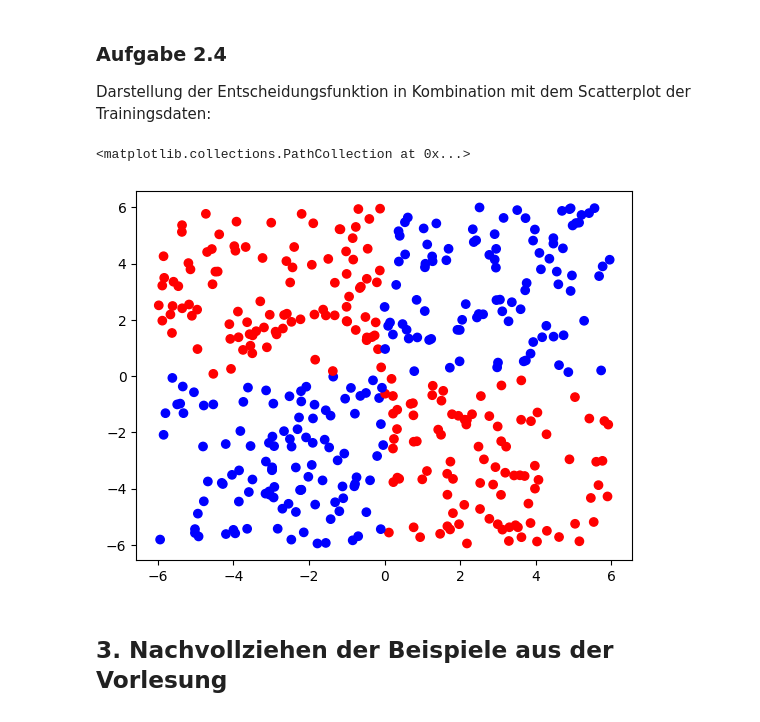
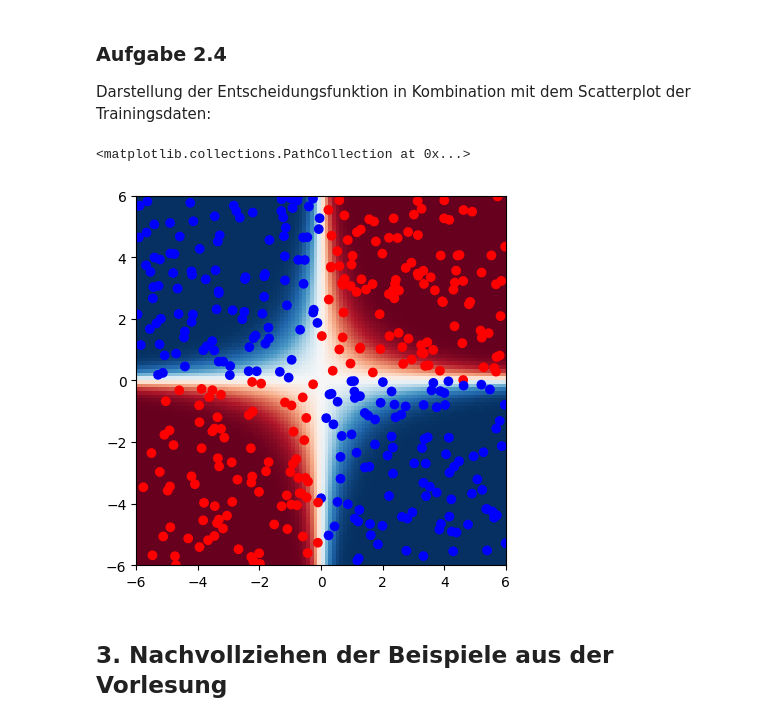
Before and after one commit to robingenz/htwg-deep-learning-exercises, a Jupyter notebook: exercises/01_mlp/01_mlp.ipynb, the cells around one changed output. Drawn from its saved outputs; the diff is of its cells as text; code cells hidden in the pictures.

```diff
--- a/exercises/01_mlp/01_mlp.ipynb
+++ b/exercises/01_mlp/01_mlp.ipynb
@@ -367,11 +367,14 @@ plt.plot(mse / neuron_output_test.shape[0])
 
 Darstellung der Entscheidungsfunktion in Kombination mit dem Scatterplot der Trainingsdaten:
 # %%
+x, y = np.meshgrid(np.linspace(-6, 6, 100), np.linspace(-6, 6, 100))
+sigmoid_xy = sigmoid(x * y)
+plt.imshow(sigmoid_xy, extent=(-6, 6, -6, 6), cmap='RdBu')
 plt.scatter(X_train[:,0], X_train[:,1], c=get_colors(y_train))
 plt.scatter(X_test[:,0], X_test[:,1], c=get_colors(y_test))
 # %% [output]
 <matplotlib.collections.PathCollection at 0x...>
-[figure, old version]
+[figure, new version]
 # %% [markdown]
 ## 3. Nachvollziehen der Beispiele aus der Vorlesung
 # %% [markdown]
```
Also changed, not shown: parts of 9 cells of this notebook.
